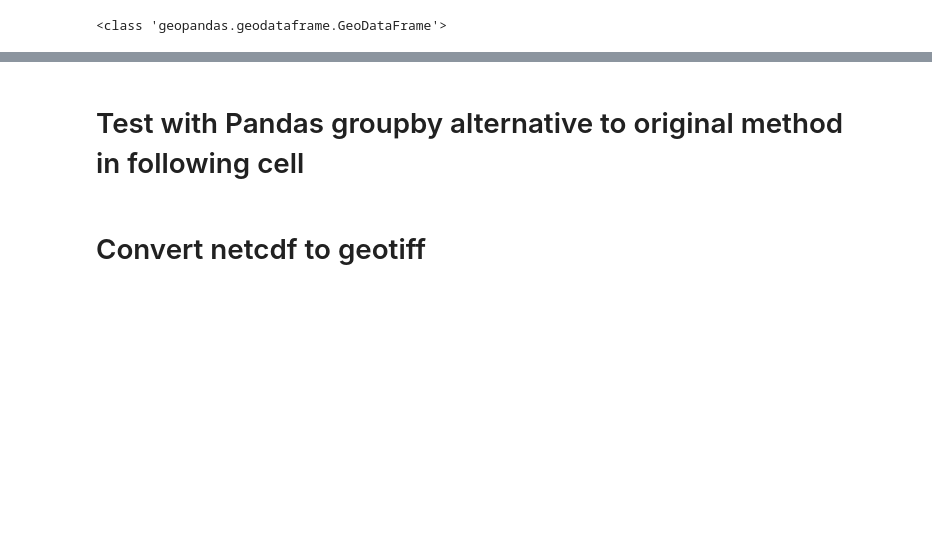
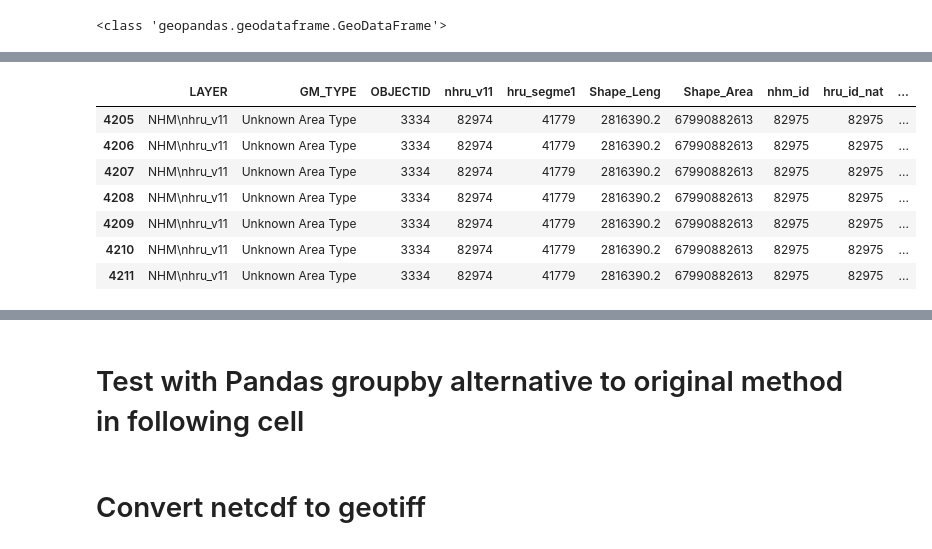
Before and after one commit to nhm-usgs/onhm-fetcher-parser, a Jupyter notebook: notebooks/Gridmet Grid Explore.ipynb, the cells around one changed output, grey strips where cells are left out. Cells and saved outputs as stored; diff of their text form; code cells hidden in the pictures; blank space fills up the shorter version.

```diff
--- a/notebooks/Gridmet Grid Explore.ipynb
+++ b/notebooks/Gridmet Grid Explore.ipynb
@@ -268,0 +389,12 @@ print(type(gdf.loc[[0]]))
+# %%
+tmpgdf = gdf.loc[gdf['nhru_v11'].isin([82974])]
+tmpgdf
+# %% [output]
+|  | LAYER | GM_TYPE | OBJECTID | nhru_v11 | hru_segme1 | Shape_Leng | Shape_Area | nhm_id | hru_id_nat | ... |
+| 4205 | NHM\nhru_v11 | Unknown Area Type | 3334 | 82974 | 41779 | 2816390.2 | 67990882613 | 82975 | 82975 | ... |
+| 4206 | NHM\nhru_v11 | Unknown Area Type | 3334 | 82974 | 41779 | 2816390.2 | 67990882613 | 82975 | 82975 | ... |
+| 4207 | NHM\nhru_v11 | Unknown Area Type | 3334 | 82974 | 41779 | 2816390.2 | 67990882613 | 82975 | 82975 | ... |
+| 4208 | NHM\nhru_v11 | Unknown Area Type | 3334 | 82974 | 41779 | 2816390.2 | 67990882613 | 82975 | 82975 | ... |
+| 4209 | NHM\nhru_v11 | Unknown Area Type | 3334 | 82974 | 41779 | 2816390.2 | 67990882613 | 82975 | 82975 | ... |
+| 4210 | NHM\nhru_v11 | Unknown Area Type | 3334 | 82974 | 41779 | 2816390.2 | 67990882613 | 82975 | 82975 | ... |
+| 4211 | NHM\nhru_v11 | Unknown Area Type | 3334 | 82974 | 41779 | 2816390.2 | 67990882613 | 82975 | 82975 | ... |
```
Also changed, not shown: parts of 18 cells of this notebook, 10 other files.
